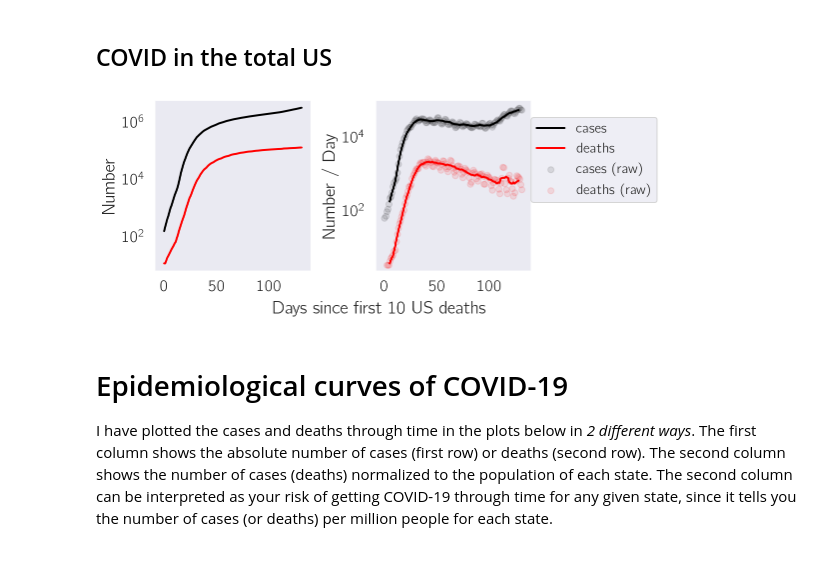
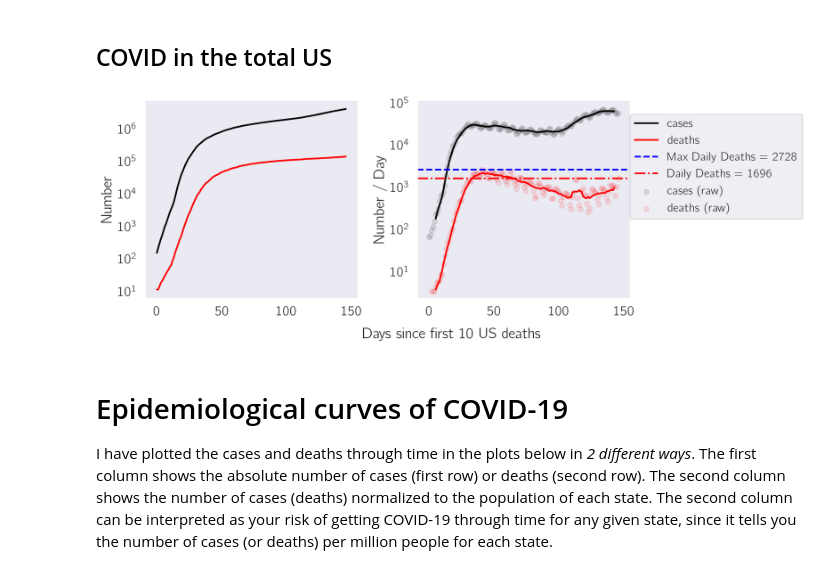
Before and after one commit to dangeles/dangeles.github.io, a Jupyter notebook: jupyter/covid19_rolling.ipynb, the cells around one changed output. Saved outputs shown, nothing was run; the diff lists cells and outputs as text; code cells hidden in the pictures.

```diff
--- a/jupyter/covid19_rolling.ipynb
+++ b/jupyter/covid19_rolling.ipynb
@@ -101,35 +101,37 @@ Worst states right now: ['Arizona' 'California' 'Florida' 'Texas']
 # %%
 us  = df.groupby('date')[['cases', 'deaths']].sum().reset_index()
 us = us[us.date >= us[us.deaths > 10].date.min()]
 us['RefTime'] = (us.date - us.date.min()) / dt.timedelta(days=1)
 
-fig, ax = plt.subplots(ncols=2, sharex=True, figsize=(8, 3))
+fig, ax = plt.subplots(ncols=2, sharex=True, figsize=(12, 4))
 
 ax[0].plot(us.RefTime, us.cases, color='black', label='cases')
 ax[0].plot(us.RefTime, us.deaths, color='red', label='deaths')
 ax[1].plot(us.RefTime, us.cases.diff().rolling(win_type='exponential',
                                                window=8, center=True).mean(tau=10),
           color='black', label='cases')
 ax[1].plot(us.RefTime, us.deaths.diff().rolling(win_type='exponential',
                                                 window=8, center=True).mean(tau=10),
           color='red', label='deaths')
 
 ax[1].scatter(us.RefTime, np.gradient(us.cases),
               color='black', label='cases (raw)', alpha=0.1)
 ax[1].scatter(us.RefTime, np.gradient(us.deaths),
               color='red', label='deaths (raw)', alpha=0.1)
+ax[1].axhline(np.max(np.gradient(us.deaths)), ls='--', color='blue', label='Max Daily Deaths = {0:.0f}'.format(np.max(np.gradient(us.deaths))))
+ax[1].axhline(np.gradient(us.deaths)[-1], ls='-.', color='red', label='Daily Deaths = {0:.0f}'.format(np.gradient(us.deaths)[-1]))
 
 ax[0].set_yscale('log')
 ax[1].set_yscale('log')
 
 ax[0].set_ylabel('Number')
 ax[1].set_ylabel('Number / Day')
 fig.text(0.5, -0.04, 'Days since first 10 US deaths',
          ha='center', fontsize=18)
 plt.legend(loc=(1, .4))
 plt.tight_layout()
 # %% [output]
-[figure, old version]
+[figure, new version]
 # %% [markdown]
 # Epidemiological curves of COVID-19
 
```
Also changed, not shown: parts of 15 cells of this notebook, 2 other files.
